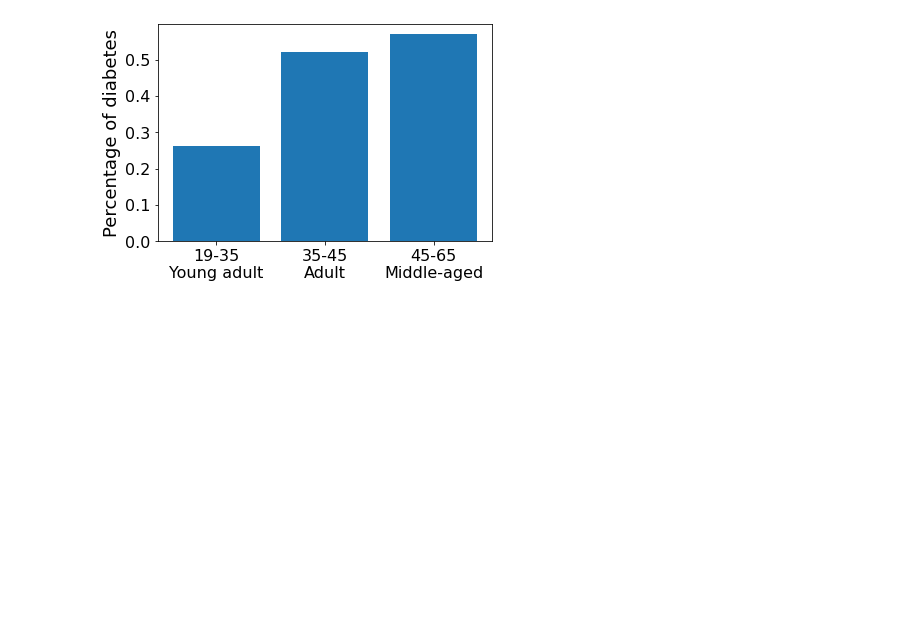
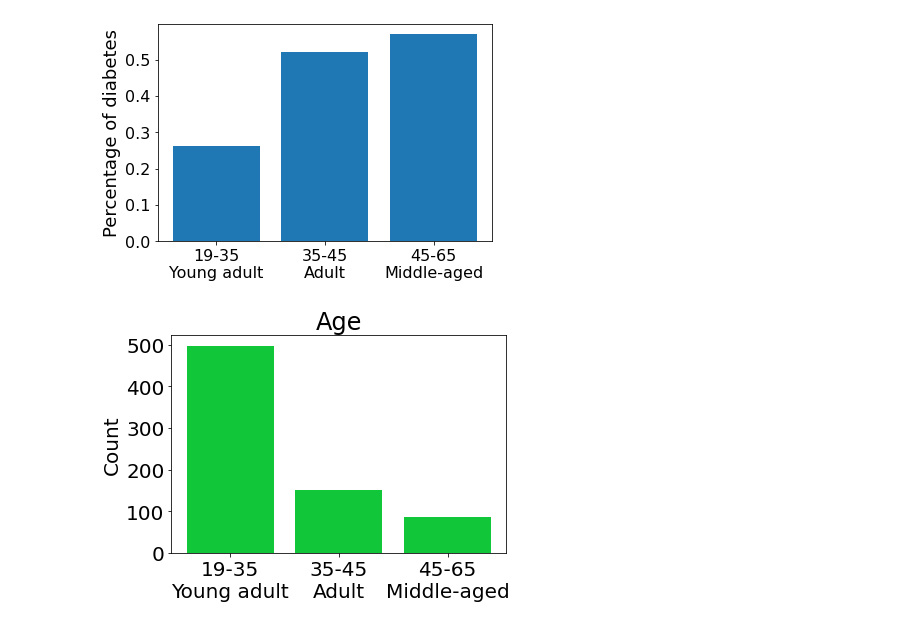
Before and after one commit to ey-l/explainable-discretization, a Jupyter notebook: notebooks/demo_use_case.ipynb, the cells around one changed output. Saved outputs shown, nothing was run; the diff lists cells and outputs as text; code cells hidden in the pictures; blank space fills up the shorter version.

Commit message:
add demo notebooks

```diff
--- a/notebooks/demo_use_case.ipynb
+++ b/notebooks/demo_use_case.ipynb
@@ -103,3 +103,33 @@ plt.savefig(os.path.join(ppath, 'notebooks/plots', 'age_diabetes2.png'), dpi=300
 plt.show()
 # %% [output]
 [figure]
+# %%
+df = pd.read_csv(os.path.join(ppath, 'data', 'pima', 'diabetes.csv'))
+# drop bmi == 0
+age_max = 60
+df = df[df['Age'] != 0]
+df = df[df['Age'] < age_max]
+col = "Age"
+
+bins = [19, 35, 45, 65]
+labels = ['19-35\nYoung adult', '35-45\nAdult', '45-65\nMiddle-aged']
+# Plot a histogram, change the bar color to #11c739
+df[col] = pd.cut(df[col], bins=bins, labels=labels)
+labels, counts = np.unique(df[col], return_counts=True)
+plt.bar(labels, counts, align='center', color='#11c739')
+plt.gca().set_xticks(labels)
+
+
+#plt.bar(df[col], bins=bins, edgecolor='black', color='#11c739')
+# Add bin labels to the center of the bars
+#plt.xticks(bins, labels, fontsize=16)
+# Add title
+plt.title('Age', fontsize=24)
+plt.xticks(fontsize=20)
+plt.yticks(fontsize=20)
+plt.ylabel('Count', fontsize=20)
+# save figure
+plt.savefig(os.path.join(ppath, 'notebooks/plots', 'age_demo.png'), dpi=300, bbox_inches = "tight")
+plt.show()
+# %% [output]
+[figure, added]
```
Also changed, not shown: parts of 2 cells of this notebook, 16 other files.
